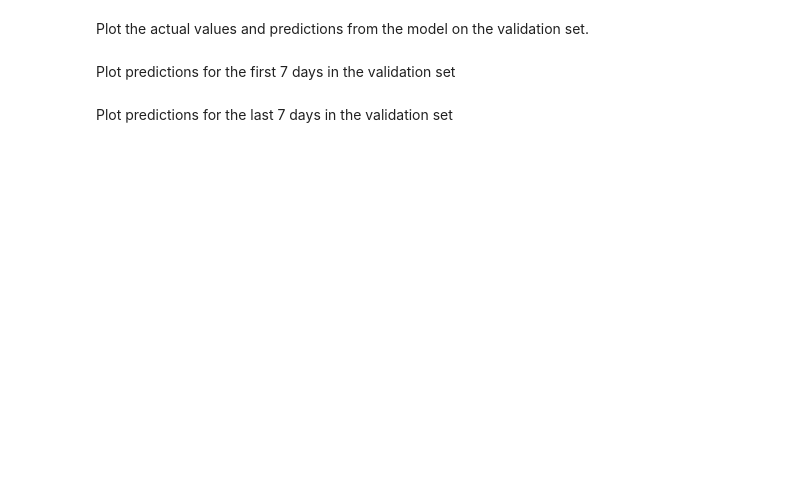
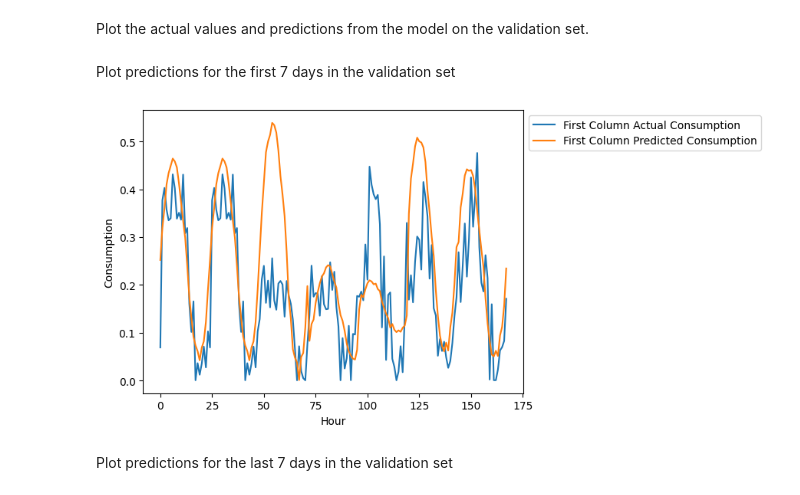
Before and after one commit to dat5-06/zap, a Jupyter notebook: core/notebooks/0_LSTM_trefor_park.ipynb, the cells around one changed output. Saved outputs shown, nothing was run; the diff lists cells and outputs as text; code cells hidden in the pictures; blank space fills up the shorter version.

Commit message:
Change 0-LSTM notebook to use grid search

```diff
--- a/core/notebooks/0_LSTM_trefor_park.ipynb
+++ b/core/notebooks/0_LSTM_trefor_park.ipynb
@@ -32,4 +32,0 @@ Split data into a training, validation, and test set. Output of the get_timeseri
-# %%
-x_train, y_train, x_val, y_val, x_test, y_test, indicies = get_park_datasets(
-    lookback=lookback, horizon=horizon, folds=folds
-)
@@ -48,15 +33,18 @@ testing_loader = DataLoader(test_dataset, batch_size=batch_size, shuffle=False)
 # %% [markdown]
 Initialize a very basic LSTM.
 # %%
-model = LSTM(
-    input_size=1,
-    hidden_size=hidden_size,
-    num_layers=num_layers,
-    dropout_rate=dropout_rate,
-    horizon=horizon,
-    lookback=lookback,
-)
-model.to(device)
+def get_model() -> nn.Module:
+    """Get the model for training folds."""
+    model = LSTM(
+        input_size=1,
+        hidden_size=hidden_size,
+        num_layers=num_layers,
+        dropout_rate=dropout_rate,
+        horizon=horizon,
+        lookback=lookback,
+    )
+    model.to(device)
+    return model
 # %% [markdown]
 Validate the training model on the validation set for each epoch.
 # %%
@@ -90,7 +130,9 @@ Plot the actual values and predictions from the model on the validation set.
 # %% [markdown]
 Plot predictions for the first 7 days in the validation set
 # %%
-plot_predictions(0, 6, y_test, predicted)
+plot_predictions(0, 6, y_test, best_prediction)
+# %% [output]
+[figure, added]
 # %% [markdown]
 Plot predictions for the last 7 days in the validation set
 # %%
```
Also changed, not shown: parts of 13 cells of this notebook, 2 other files.
